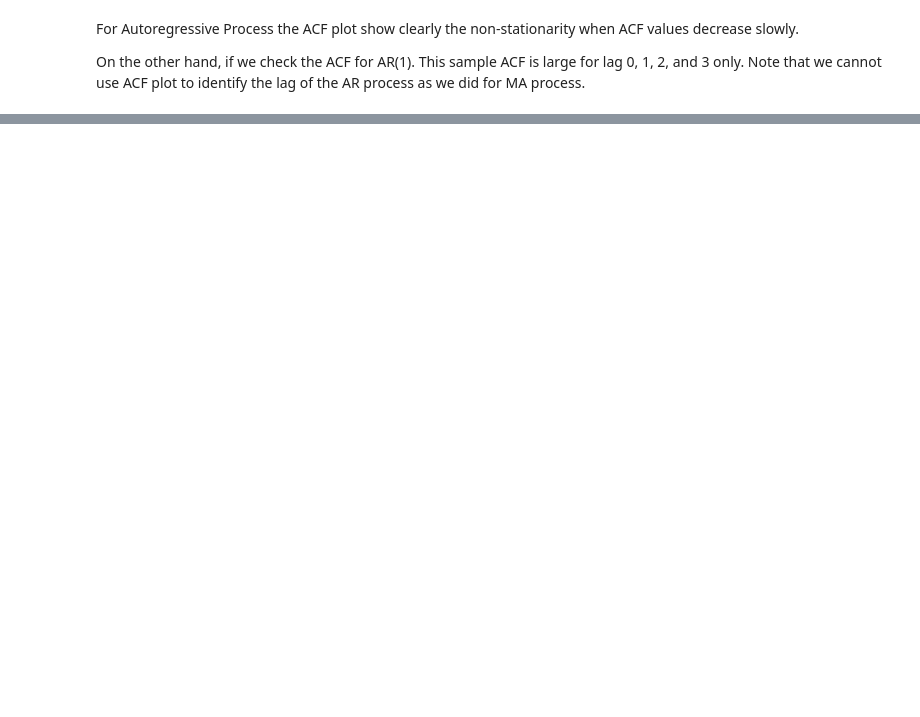
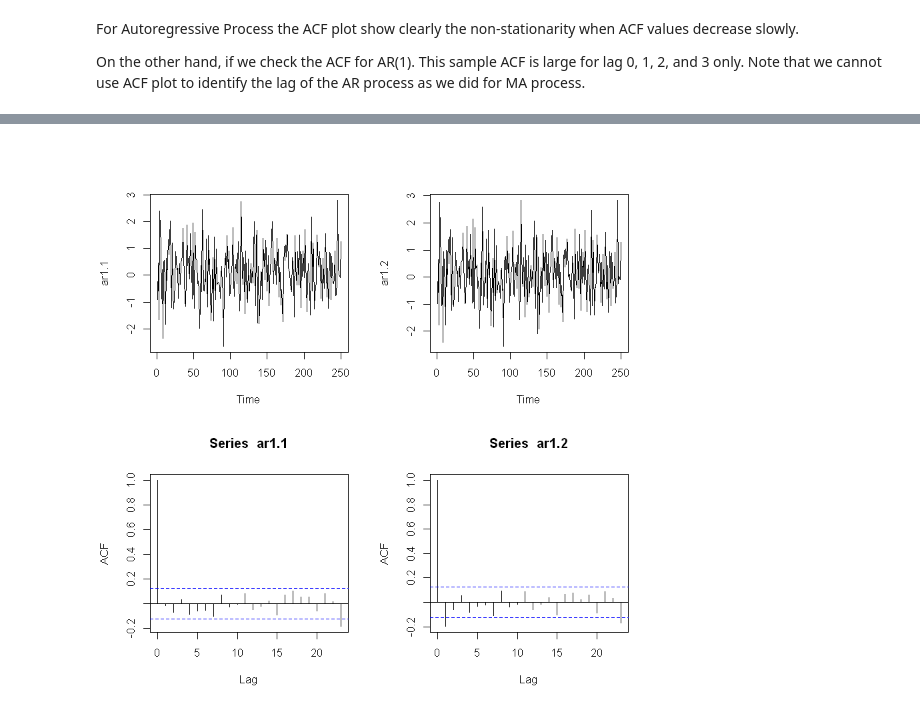
Before and after one commit to Yuhsuant1994/DataScienceTechInstitute, a Jupyter notebook: TimeSeries/TS_4_ARMA_Basic.ipynb, the cells around one changed output, grey strips where cells are left out. Saved outputs shown, nothing was run; the diff lists cells and outputs as text; code cells hidden in the pictures; blank space fills up the shorter version.

```diff
--- a/TimeSeries/TS_4_ARMA_Basic.ipynb
+++ b/TimeSeries/TS_4_ARMA_Basic.ipynb
@@ -124,0 +139,15 @@ On the other hand, if we check the ACF for AR(1). This sample ACF is large for l
+# %%
+# Causal AR(1) processes(|phi|=0.1<1)
+a1=0.1
+ar1=filter(w2,filter=a1,method='recursive') #w2=rnorm(1500)
+ar1.1=ar1[1251:1500]
+a2=-0.1
+ar2=filter(w2,filter=a2,method='recursive') #w2=rnorm(1500)
+ar1.2=ar2[1251:1500]
+par(mfrow=c(2,2))
+ts.plot(ar1.1)
+ts.plot(ar1.2)
+acf(ar1.1)
+acf(ar1.2)
+# %% [output]
+[figure, added]
```
Also changed, not shown: parts of 8 cells of this notebook, 2 other files.
